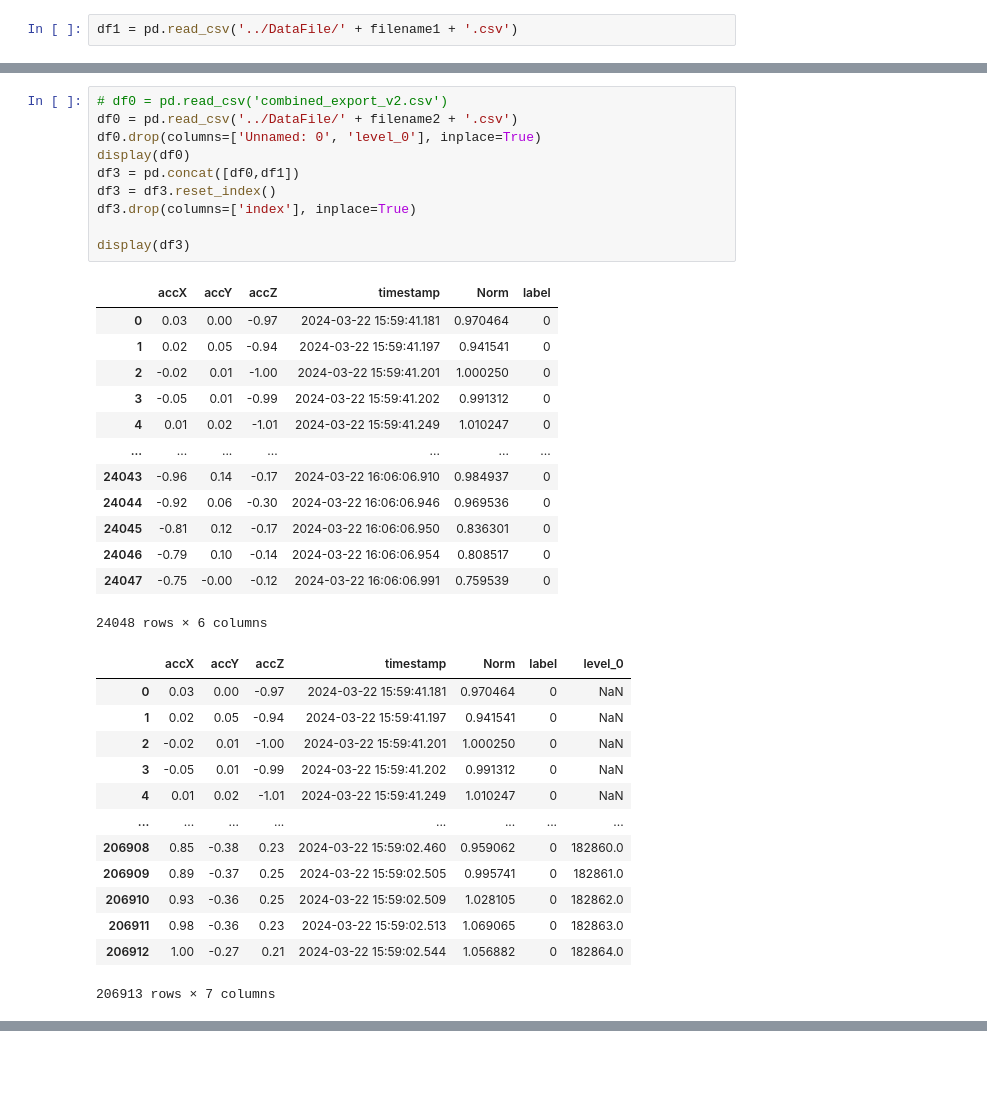
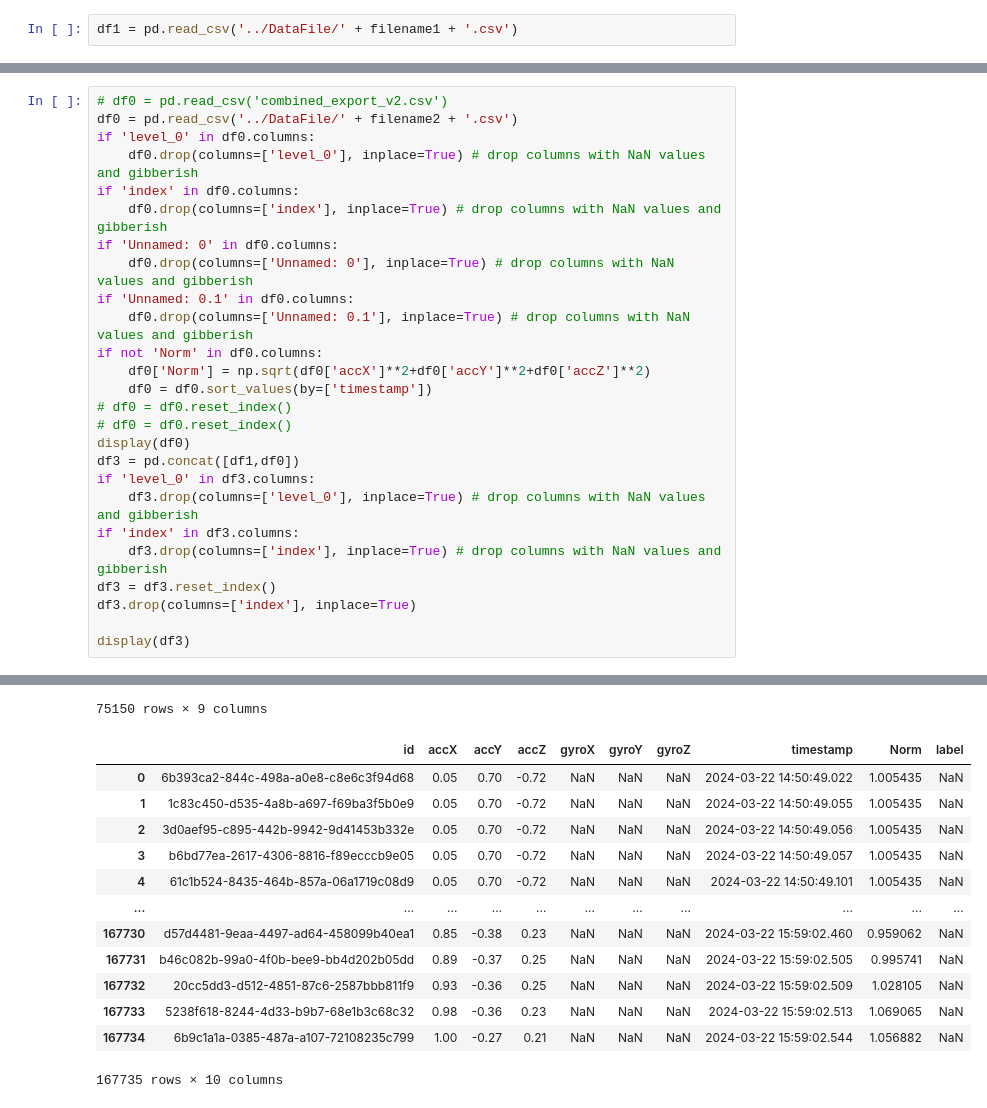
Before and after one commit to SorinoSSK/Personal-Alarm-Device, a Jupyter notebook: MLFallingDetection/DataPreperation_ModelTraining/forAppending.ipynb, the cells around one changed output, grey strips where cells are left out. Drawn from its saved outputs; the diff is of its cells as text; blank space fills up the shorter version.

```diff
--- a/MLFallingDetection/DataPreperation_ModelTraining/forAppending.ipynb
+++ b/MLFallingDetection/DataPreperation_ModelTraining/forAppending.ipynb
@@ -43,37 +47,27 @@ df1.head()
-# %%
-# df0 = pd.read_csv('combined_export_v2.csv')
-df0 = pd.read_csv('../DataFile/' + filename2 + '.csv')
-df0.drop(columns=['Unnamed: 0', 'level_0'], inplace=True)
-display(df0)
-df3 = pd.concat([df0,df1])
-df3 = df3.reset_index()
-df3.drop(columns=['index'], inplace=True)
-
-display(df3)
-# %% [output]
-|  | accX | accY | accZ | timestamp | Norm | label |
-| 0 | 0.03 | 0.00 | -0.97 | 2024-03-22 15:59:41.181 | 0.970464 | 0 |
-| 1 | 0.02 | 0.05 | -0.94 | 2024-03-22 15:59:41.197 | 0.941541 | 0 |
-| 2 | -0.02 | 0.01 | -1.00 | 2024-03-22 15:59:41.201 | 1.000250 | 0 |
-| 3 | -0.05 | 0.01 | -0.99 | 2024-03-22 15:59:41.202 | 0.991312 | 0 |
-| 4 | 0.01 | 0.02 | -1.01 | 2024-03-22 15:59:41.249 | 1.010247 | 0 |
-| ... | ... | ... | ... | ... | ... | ... |
-| 24043 | -0.96 | 0.14 | -0.17 | 2024-03-22 16:06:06.910 | 0.984937 | 0 |
-| 24044 | -0.92 | 0.06 | -0.30 | 2024-03-22 16:06:06.946 | 0.969536 | 0 |
-| 24045 | -0.81 | 0.12 | -0.17 | 2024-03-22 16:06:06.950 | 0.836301 | 0 |
-| 24046 | -0.79 | 0.10 | -0.14 | 2024-03-22 16:06:06.954 | 0.808517 | 0 |
-| 24047 | -0.75 | -0.00 | -0.12 | 2024-03-22 16:06:06.991 | 0.759539 | 0 |
-24048 rows × 6 columns
-|  | accX | accY | accZ | timestamp | Norm | label | level_0 |
-| 0 | 0.03 | 0.00 | -0.97 | 2024-03-22 15:59:41.181 | 0.970464 | 0 | NaN |
-| 1 | 0.02 | 0.05 | -0.94 | 2024-03-22 15:59:41.197 | 0.941541 | 0 | NaN |
-| 2 | -0.02 | 0.01 | -1.00 | 2024-03-22 15:59:41.201 | 1.000250 | 0 | NaN |
-| 3 | -0.05 | 0.01 | -0.99 | 2024-03-22 15:59:41.202 | 0.991312 | 0 | NaN |
-| 4 | 0.01 | 0.02 | -1.01 | 2024-03-22 15:59:41.249 | 1.010247 | 0 | NaN |
-| ... | ... | ... | ... | ... | ... | ... | ... |
-| 206908 | 0.85 | -0.38 | 0.23 | 2024-03-22 15:59:02.460 | 0.959062 | 0 | 182860.0 |
-| 206909 | 0.89 | -0.37 | 0.25 | 2024-03-22 15:59:02.505 | 0.995741 | 0 | 182861.0 |
-| 206910 | 0.93 | -0.36 | 0.25 | 2024-03-22 15:59:02.509 | 1.028105 | 0 | 182862.0 |
-| 206911 | 0.98 | -0.36 | 0.23 | 2024-03-22 15:59:02.513 | 1.069065 | 0 | 182863.0 |
-| 206912 | 1.00 | -0.27 | 0.21 | 2024-03-22 15:59:02.544 | 1.056882 | 0 | 182864.0 |
-206913 rows × 7 columns
+# %%
+# df0 = pd.read_csv('combined_export_v2.csv')
+df0 = pd.read_csv('../DataFile/' + filename2 + '.csv')
+if 'level_0' in df0.columns:
+    df0.drop(columns=['level_0'], inplace=True) # drop columns with NaN values and gibberish
+if 'index' in df0.columns:
+    df0.drop(columns=['index'], inplace=True) # drop columns with NaN values and gibberish
+if 'Unnamed: 0' in df0.columns:
+    df0.drop(columns=['Unnamed: 0'], inplace=True) # drop columns with NaN values and gibberish
+if 'Unnamed: 0.1' in df0.columns:
+    df0.drop(columns=['Unnamed: 0.1'], inplace=True) # drop columns with NaN values and gibberish
+if not 'Norm' in df0.columns:
+    df0['Norm'] = np.sqrt(df0['accX']**2+df0['accY']**2+df0['accZ']**2)
+    df0 = df0.sort_values(by=['timestamp'])
+# df0 = df0.reset_index()
+# df0 = df0.reset_index()
+display(df0)
+df3 = pd.concat([df1,df0])
+if 'level_0' in df3.columns:
+    df3.drop(columns=['level_0'], inplace=True) # drop columns with NaN values and gibberish
+if 'index' in df3.columns:
+    df3.drop(columns=['index'], inplace=True) # drop columns with NaN values and gibberish
+df3 = df3.reset_index()
+df3.drop(columns=['index'], inplace=True)
+
+display(df3)
+# %% [output]
@@ -80,3 +86,17 @@ display(df3)
+75150 rows × 9 columns
+|  | id | accX | accY | accZ | gyroX | gyroY | gyroZ | timestamp | Norm | label |
+| 0 | 6b393ca2-844c-498a-a0e8-c8e6c3f94d68 | 0.05 | 0.70 | -0.72 | NaN | NaN | NaN | 2024-03-22 14:50:49.022 | 1.005435 | NaN |
+| 1 | 1c83c450-d535-4a8b-a697-f69ba3f5b0e9 | 0.05 | 0.70 | -0.72 | NaN | NaN | NaN | 2024-03-22 14:50:49.055 | 1.005435 | NaN |
+| 2 | 3d0aef95-c895-442b-9942-9d41453b332e | 0.05 | 0.70 | -0.72 | NaN | NaN | NaN | 2024-03-22 14:50:49.056 | 1.005435 | NaN |
+| 3 | b6bd77ea-2617-4306-8816-f89ecccb9e05 | 0.05 | 0.70 | -0.72 | NaN | NaN | NaN | 2024-03-22 14:50:49.057 | 1.005435 | NaN |
+| 4 | 61c1b524-8435-464b-857a-06a1719c08d9 | 0.05 | 0.70 | -0.72 | NaN | NaN | NaN | 2024-03-22 14:50:49.101 | 1.005435 | NaN |
+| ... | ... | ... | ... | ... | ... | ... | ... | ... | ... | ... |
+| 167730 | d57d4481-9eaa-4497-ad64-458099b40ea1 | 0.85 | -0.38 | 0.23 | NaN | NaN | NaN | 2024-03-22 15:59:02.460 | 0.959062 | NaN |
+| 167731 | b46c082b-99a0-4f0b-bee9-bb4d202b05dd | 0.89 | -0.37 | 0.25 | NaN | NaN | NaN | 2024-03-22 15:59:02.505 | 0.995741 | NaN |
+| 167732 | 20cc5dd3-d512-4851-87c6-2587bbb811f9 | 0.93 | -0.36 | 0.25 | NaN | NaN | NaN | 2024-03-22 15:59:02.509 | 1.028105 | NaN |
+| 167733 | 5238f618-8244-4d33-b9b7-68e1b3c68c32 | 0.98 | -0.36 | 0.23 | NaN | NaN | NaN | 2024-03-22 15:59:02.513 | 1.069065 | NaN |
+| 167734 | 6b9c1a1a-0385-487a-a107-72108235c799 | 1.00 | -0.27 | 0.21 | NaN | NaN | NaN | 2024-03-22 15:59:02.544 | 1.056882 | NaN |
+167735 rows × 10 columns
 # %%
 import os
 
```
Also changed, not shown: parts of 6 cells of this notebook, 23 other files.
